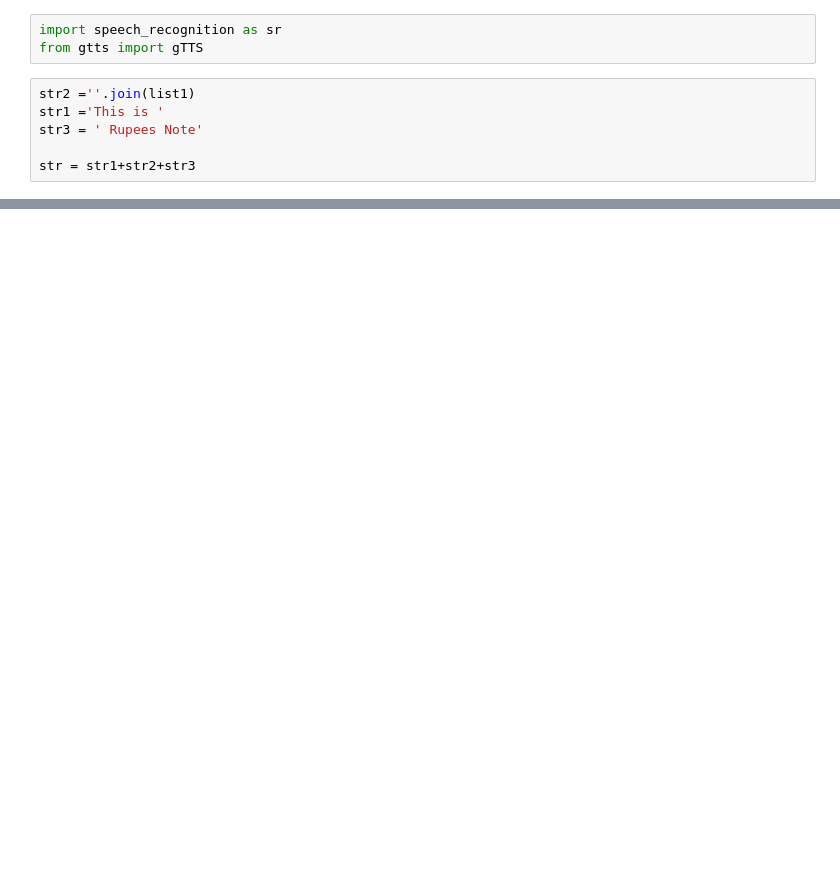
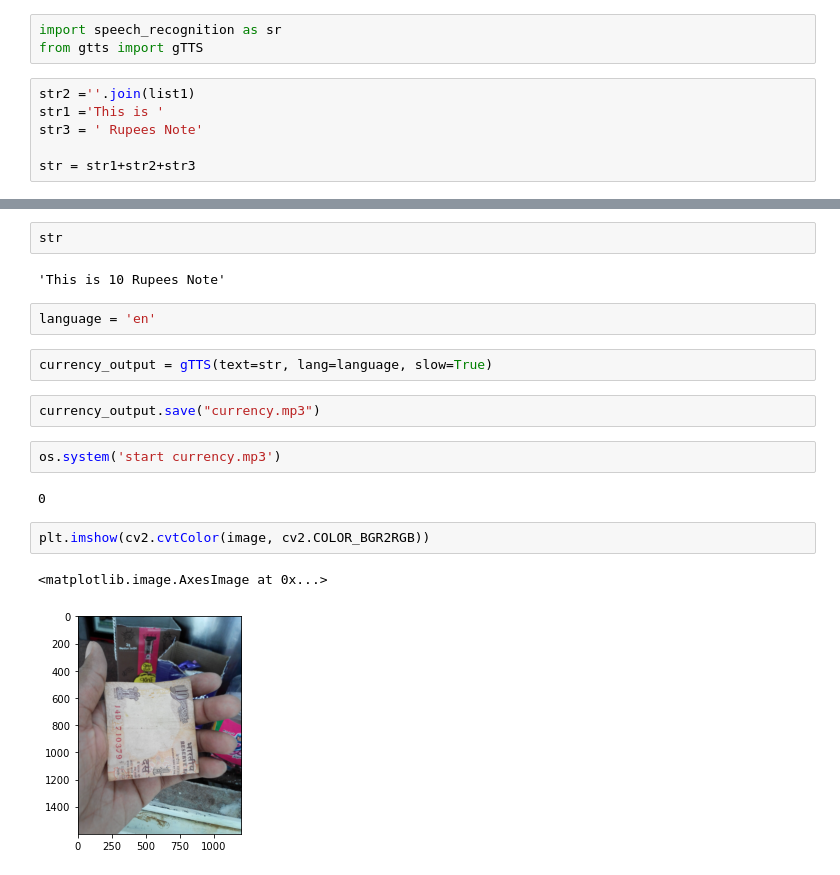
Before and after one commit to pawaramit1423/Cloudx-Hackathon, a Jupyter notebook: currency.ipynb, the cells around one changed output, grey strips where cells are left out. Drawn from its saved outputs; the diff is of its cells as text; blank space fills up the shorter version.

```diff
--- a/currency.ipynb
+++ b/currency.ipynb
@@ -226,0 +210,19 @@ os.system('start currency.mp3')
+# %%
+str
+# %% [output]
+'This is 10 Rupees Note'
+# %%
+language = 'en'
+# %%
+currency_output = gTTS(text=str, lang=language, slow=True)
+# %%
+currency_output.save("currency.mp3")
+# %%
+os.system('start currency.mp3')
+# %% [output]
+0
+# %%
+plt.imshow(cv2.cvtColor(image, cv2.COLOR_BGR2RGB))
+# %% [output]
+<matplotlib.image.AxesImage at 0x...>
+[figure, added]
```
Also changed, not shown: parts of 16 cells of this notebook, 10 other files.
